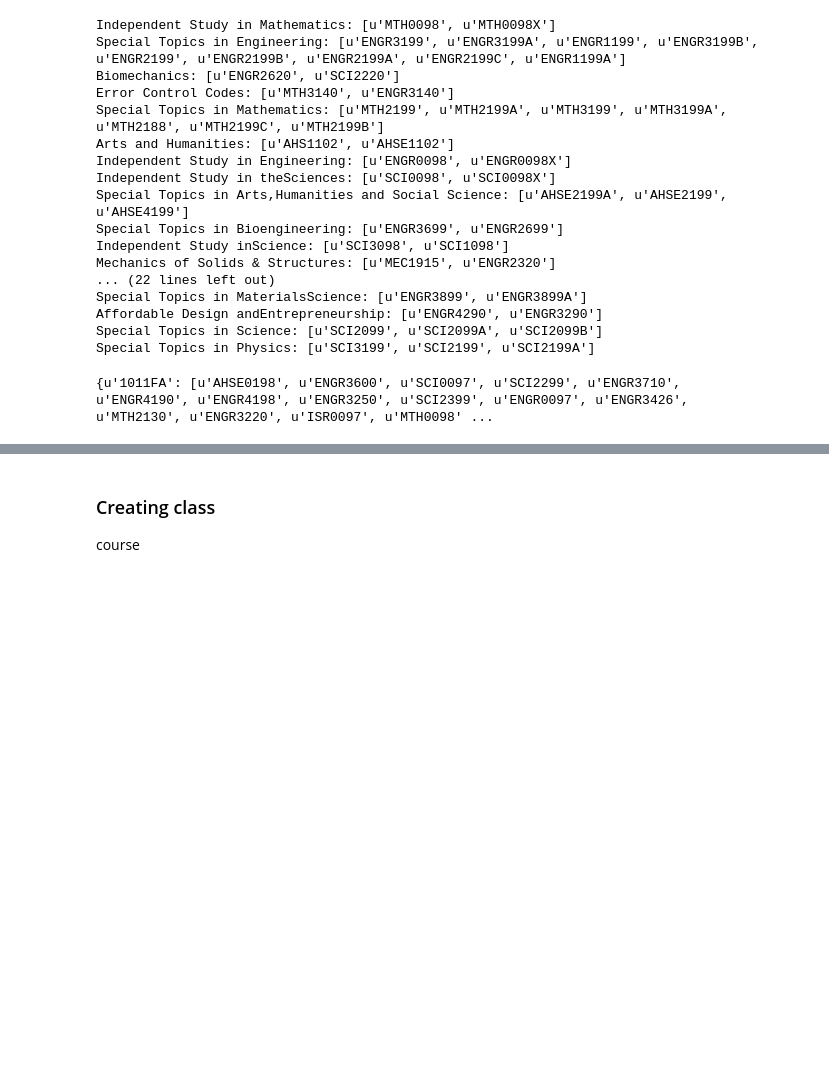
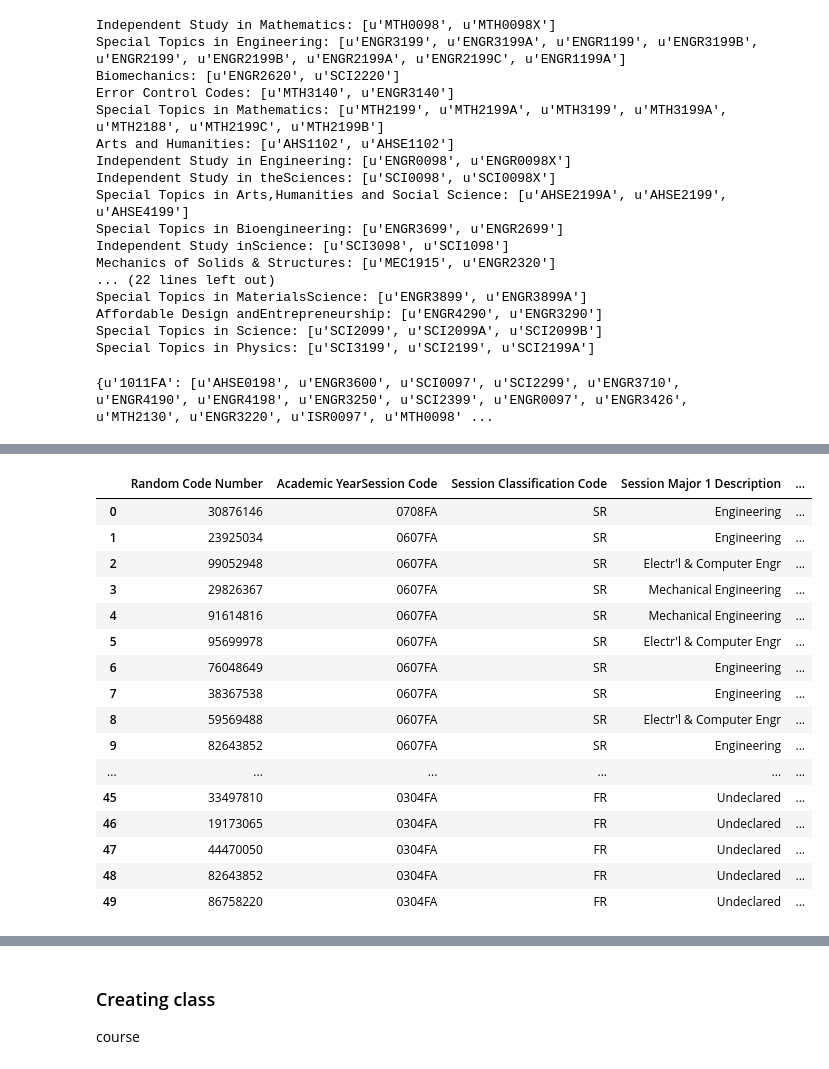
Before and after one commit to idgetto/DataScienceFinalProject, a Jupyter notebook: explore/exploration_jee.ipynb, the cells around one changed output, grey strips where cells are left out. Drawn from its saved outputs; the diff is of its cells as text; code cells hidden in the pictures; blank space fills up the shorter version.

```diff
--- a/explore/exploration_jee.ipynb
+++ b/explore/exploration_jee.ipynb
@@ -314,0 +317,3 @@ data.to_csv('../data/olincourseenrollment0214.csv', index = False)
+# %%
+import pandas as pd
+data = pd.read_excel('../data/olinenrollmenthistoryfa02sp16.xlsx')
@@ -314,0 +338,20 @@ data.to_csv('../data/olincourseenrollment0214.csv', index = False)
+# %%
+data.head(50)
+# %% [output]
+|  | Random Code Number | Academic YearSession Code | Session Classification Code | Session Major 1 Description | ... |
+| 0 | 30876146 | 0708FA | SR | Engineering | ... |
+| 1 | 23925034 | 0607FA | SR | Engineering | ... |
+| 2 | 99052948 | 0607FA | SR | Electr'l & Computer Engr | ... |
+| 3 | 29826367 | 0607FA | SR | Mechanical Engineering | ... |
+| 4 | 91614816 | 0607FA | SR | Mechanical Engineering | ... |
+| 5 | 95699978 | 0607FA | SR | Electr'l & Computer Engr | ... |
+| 6 | 76048649 | 0607FA | SR | Engineering | ... |
+| 7 | 38367538 | 0607FA | SR | Engineering | ... |
+| 8 | 59569488 | 0607FA | SR | Electr'l & Computer Engr | ... |
+| 9 | 82643852 | 0607FA | SR | Engineering | ... |
+| ... | ... | ... | ... | ... | ... |
+| 45 | 33497810 | 0304FA | FR | Undeclared | ... |
+| 46 | 19173065 | 0304FA | FR | Undeclared | ... |
+| 47 | 44470050 | 0304FA | FR | Undeclared | ... |
+| 48 | 82643852 | 0304FA | FR | Undeclared | ... |
+| 49 | 86758220 | 0304FA | FR | Undeclared | ... |
```
Also changed, not shown: parts of 4 cells of this notebook.
